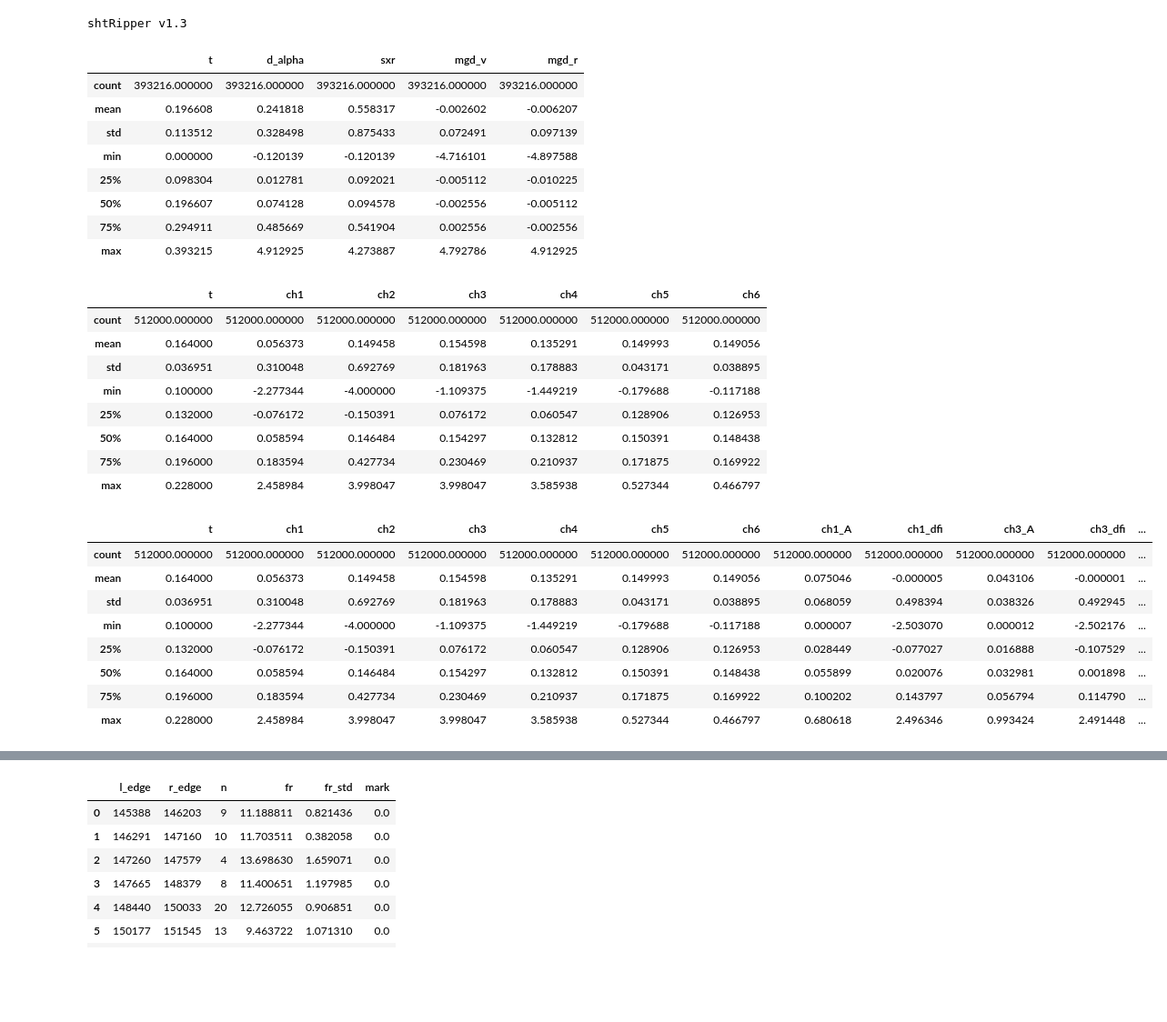
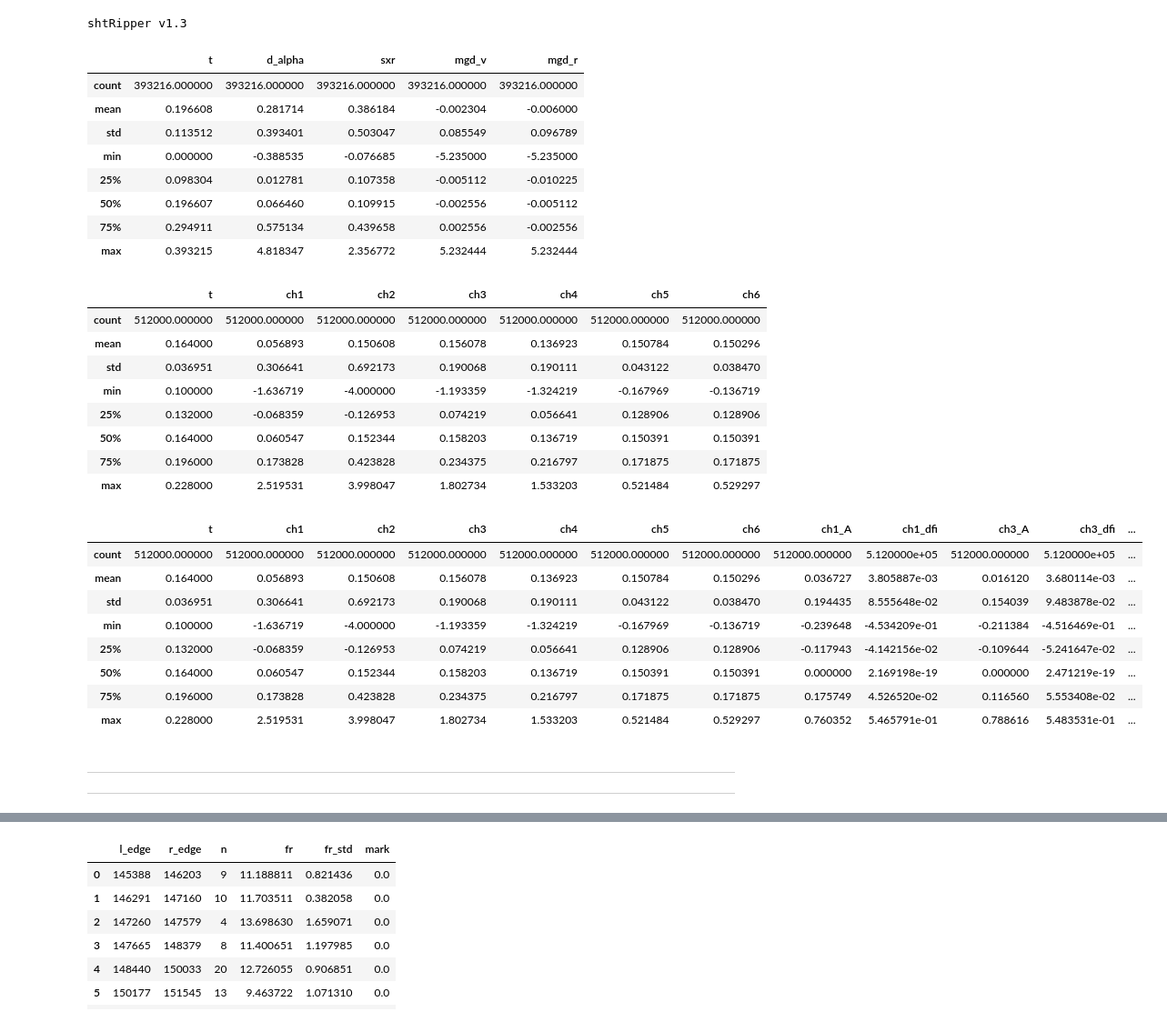
Before and after one commit to feodorrussia/Plasma_analysis, a Jupyter notebook: Marking sys_v3.ipynb, the cells around one changed output, grey strips where cells are left out. Shown at 91% size. Saved outputs shown, nothing was run; the diff lists cells and outputs as text; code cells hidden in the pictures; blank space fills up the shorter version.

```diff
--- a/Marking sys_v3.ipynb
+++ b/Marking sys_v3.ipynb
@@ -656,8 +656,8 @@ def get_groups_from_signal(d_alpha, d_alpha_f, d_alpha_d2f, l_edge, r_edge):  #
             res_peaks.append(cur_peaks[gr_indeces])
     return res_peaks
 # %%
-F_ID = 44171
-proj_path = "C:/Users/f.belous/Work/Projects/Plasma_analysis"
+F_ID = 44184
+proj_path = "D:/Edu/Lab/Projects/Plasma_analysis"
 # D:/Edu/Lab/Projects/Plasma_analysis | C:/Users/f.belous/Work/Projects/Plasma_analysis
 dir_path = proj_path + "/data/sht/G-ELM/"
 
@@ -674,13 +674,13 @@ df.describe()
 # %% [output]
 |  | t | d_alpha | sxr | mgd_v | mgd_r |
 | count | 393216.000000 | 393216.000000 | 393216.000000 | 393216.000000 | 393216.000000 |
-| mean | 0.196608 | 0.241818 | 0.558317 | -0.002602 | -0.006207 |
-| std | 0.113512 | 0.328498 | 0.875433 | 0.072491 | 0.097139 |
-| min | 0.000000 | -0.120139 | -0.120139 | -4.716101 | -4.897588 |
-| 25% | 0.098304 | 0.012781 | 0.092021 | -0.005112 | -0.010225 |
-| 50% | 0.196607 | 0.074128 | 0.094578 | -0.002556 | -0.005112 |
-| 75% | 0.294911 | 0.485669 | 0.541904 | 0.002556 | -0.002556 |
-| max | 0.393215 | 4.912925 | 4.273887 | 4.792786 | 4.912925 |
+| mean | 0.196608 | 0.281714 | 0.386184 | -0.002304 | -0.006000 |
+| std | 0.113512 | 0.393401 | 0.503047 | 0.085549 | 0.096789 |
+| min | 0.000000 | -0.388535 | -0.076685 | -5.235000 | -5.235000 |
+| 25% | 0.098304 | 0.012781 | 0.107358 | -0.005112 | -0.010225 |
+| 50% | 0.196607 | 0.066460 | 0.109915 | -0.002556 | -0.005112 |
+| 75% | 0.294911 | 0.575134 | 0.439658 | 0.002556 | -0.002556 |
+| max | 0.393215 | 4.818347 | 2.356772 | 5.232444 | 5.232444 |
 # %%
 d_alpha = df.d_alpha.to_numpy()
 sxr = df.sxr.to_numpy()
@@ -692,13 +692,17 @@ mgd = df.mgd_v.to_numpy() ** 2 + df.mgd_r.to_numpy() ** 2
 # %%
 from scipy import signal
 from source.NN_environment import normalise_series
+
+# def normalise_series(data):
+#     max_value, min_value, mean_value = np.max(data), np.min(data), np.mean(data)
+#     return (data - mean_value) / abs(max_value - min_value)
 
 def filt_signal(arr, N, W):
     b, a = signal.butter(N, W)
     return signal.filtfilt(b, a, arr)
 
 def smooth(y, box_pts):
-    x = np.arange(box_pts) - box_pts / 2
+    x = np.arange(box_pts) / box_pts * 2 - 1
     box = 1 / (2 * np.pi) ** 0.5 * np.exp(-x ** 2 / 2)
     y_smooth = np.convolve(y, box, mode='same')
     return y_smooth
@@ -716,35 +720,39 @@ dbs_df.describe()
 # %% [output]
 |  | t | ch1 | ch2 | ch3 | ch4 | ch5 | ch6 |
 | count | 512000.000000 | 512000.000000 | 512000.000000 | 512000.000000 | 512000.000000 | 512000.000000 | 512000.000000 |
-| mean | 0.164000 | 0.056373 | 0.149458 | 0.154598 | 0.135291 | 0.149993 | 0.149056 |
-| std | 0.036951 | 0.310048 | 0.692769 | 0.181963 | 0.178883 | 0.043171 | 0.038895 |
-| min | 0.100000 | -2.277344 | -4.000000 | -1.109375 | -1.449219 | -0.179688 | -0.117188 |
-| 25% | 0.132000 | -0.076172 | -0.150391 | 0.076172 | 0.060547 | 0.128906 | 0.126953 |
-| 50% | 0.164000 | 0.058594 | 0.146484 | 0.154297 | 0.132812 | 0.150391 | 0.148438 |
-| 75% | 0.196000 | 0.183594 | 0.427734 | 0.230469 | 0.210937 | 0.171875 | 0.169922 |
-| max | 0.228000 | 2.458984 | 3.998047 | 3.998047 | 3.585938 | 0.527344 | 0.466797 |
+| mean | 0.164000 | 0.056893 | 0.150608 | 0.156078 | 0.136923 | 0.150784 | 0.150296 |
+| std | 0.036951 | 0.306641 | 0.692173 | 0.190068 | 0.190111 | 0.043122 | 0.038470 |
+| min | 0.100000 | -1.636719 | -4.000000 | -1.193359 | -1.324219 | -0.167969 | -0.136719 |
+| 25% | 0.132000 | -0.068359 | -0.126953 | 0.074219 | 0.056641 | 0.128906 | 0.128906 |
+| 50% | 0.164000 | 0.060547 | 0.152344 | 0.158203 | 0.136719 | 0.150391 | 0.150391 |
+| 75% | 0.196000 | 0.173828 | 0.423828 | 0.234375 | 0.216797 | 0.171875 | 0.171875 |
+| max | 0.228000 | 2.519531 | 3.998047 | 1.802734 | 1.533203 | 0.521484 | 0.529297 |
 # %%
 for ind in range(1, len(channels) + 1, 2):
-    w = 0.2
-    i_data = normalise_series(filt_signal(dbs_df[f"ch{ind}"].to_numpy(), 5, w))
-    q_data = normalise_series(filt_signal(dbs_df[f"ch{ind + 1}"].to_numpy(), 5, w))
+    w = 0.1
+    smooth_lenght = 100
+    i_data = normalise_series(dbs_df[f"ch{ind}"].to_numpy())  # filt_signal( , 5, w)
+    q_data = normalise_series(dbs_df[f"ch{ind + 1}"].to_numpy())
 
     c_data = i_data + q_data*1j
 
-    dbs_df[f"ch{ind}_A"] = np.abs(c_data)
-    dbs_df[f"ch{ind}_dfi"] = smooth(np.concatenate([np.diff(np.angle(c_data)), [0]]), 300)
+    dbs_df[f"ch{ind}_A"] = normalise_series(smooth(filt_signal(np.abs(c_data), 5, w), smooth_lenght))
+    dbs_df[f"ch{ind}_dfi"] = normalise_series(smooth(filt_signal(np.concatenate([np.diff(smooth(filt_signal(np.angle(c_data) , 5, w), smooth_lenght)), [0]]) , 5, w), smooth_lenght))  # smooth(np.concatenate([filt_signal(np.diff(np.angle(c_data)), 5, w), [0]]), 300)
 
 dbs_df.describe()
 # %% [output]
 |  | t | ch1 | ch2 | ch3 | ch4 | ch5 | ch6 | ch1_A | ch1_dfi | ch3_A | ch3_dfi | ... |
-| count | 512000.000000 | 512000.000000 | 512000.000000 | 512000.000000 | 512000.000000 | 512000.000000 | 512000.000000 | 512000.000000 | 512000.000000 | 512000.000000 | 512000.000000 | ... |
-| mean | 0.164000 | 0.056373 | 0.149458 | 0.154598 | 0.135291 | 0.149993 | 0.149056 | 0.075046 | -0.000005 | 0.043106 | -0.000001 | ... |
-| std | 0.036951 | 0.310048 | 0.692769 | 0.181963 | 0.178883 | 0.043171 | 0.038895 | 0.068059 | 0.498394 | 0.038326 | 0.492945 | ... |
-| min | 0.100000 | -2.277344 | -4.000000 | -1.109375 | -1.449219 | -0.179688 | -0.117188 | 0.000007 | -2.503070 | 0.000012 | -2.502176 | ... |
-| 25% | 0.132000 | -0.076172 | -0.150391 | 0.076172 | 0.060547 | 0.128906 | 0.126953 | 0.028449 | -0.077027 | 0.016888 | -0.107529 | ... |
-| 50% | 0.164000 | 0.058594 | 0.146484 | 0.154297 | 0.132812 | 0.150391 | 0.148438 | 0.055899 | 0.020076 | 0.032981 | 0.001898 | ... |
-| 75% | 0.196000 | 0.183594 | 0.427734 | 0.230469 | 0.210937 | 0.171875 | 0.169922 | 0.100202 | 0.143797 | 0.056794 | 0.114790 | ... |
-| max | 0.228000 | 2.458984 | 3.998047 | 3.998047 | 3.585938 | 0.527344 | 0.466797 | 0.680618 | 2.496346 | 0.993424 | 2.491448 | ... |
+| count | 512000.000000 | 512000.000000 | 512000.000000 | 512000.000000 | 512000.000000 | 512000.000000 | 512000.000000 | 512000.000000 | 5.120000e+05 | 512000.000000 | 5.120000e+05 | ... |
+| mean | 0.164000 | 0.056893 | 0.150608 | 0.156078 | 0.136923 | 0.150784 | 0.150296 | 0.036727 | 3.805887e-03 | 0.016120 | 3.680114e-03 | ... |
+| std | 0.036951 | 0.306641 | 0.692173 | 0.190068 | 0.190111 | 0.043122 | 0.038470 | 0.194435 | 8.555648e-02 | 0.154039 | 9.483878e-02 | ... |
+| min | 0.100000 | -1.636719 | -4.000000 | -1.193359 | -1.324219 | -0.167969 | -0.136719 | -0.239648 | -4.534209e-01 | -0.211384 | -4.516469e-01 | ... |
+| 25% | 0.132000 | -0.068359 | -0.126953 | 0.074219 | 0.056641 | 0.128906 | 0.128906 | -0.117943 | -4.142156e-02 | -0.109644 | -5.241647e-02 | ... |
+| 50% | 0.164000 | 0.060547 | 0.152344 | 0.158203 | 0.136719 | 0.150391 | 0.150391 | 0.000000 | 2.169198e-19 | 0.000000 | 2.471219e-19 | ... |
+| 75% | 0.196000 | 0.173828 | 0.423828 | 0.234375 | 0.216797 | 0.171875 | 0.171875 | 0.175749 | 4.526520e-02 | 0.116560 | 5.553408e-02 | ... |
+| max | 0.228000 | 2.519531 | 3.998047 | 1.802734 | 1.533203 | 0.521484 | 0.529297 | 0.760352 | 5.465791e-01 | 0.788616 | 5.483531e-01 | ... |
+# %% [markdown]
+---
+---
 # %%
 df_arr = []  # l_edge, r_edge, n, fr, fr_std
 # %%
```
Also changed, not shown: parts of 5 cells of this notebook.
